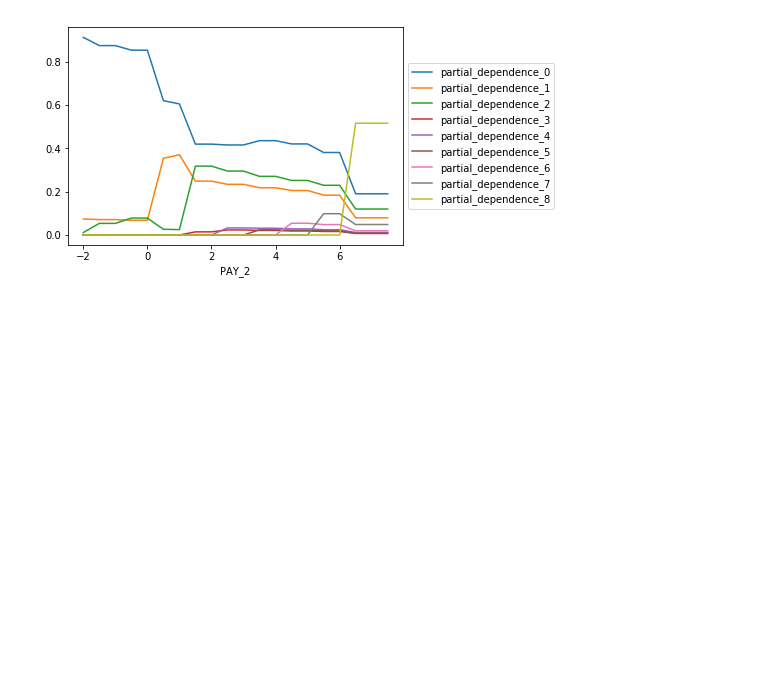
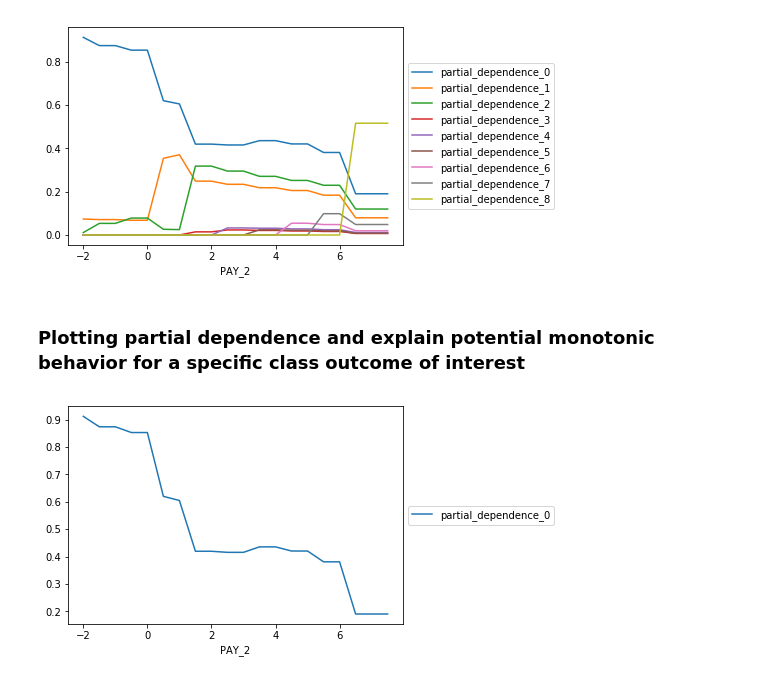
Before and after one commit to navdeep-G/interpretable-ml, a Jupyter notebook: notebooks/credit/xgb_credit_multinomial_classifier.ipynb, the cells around one changed output. Drawn from its saved outputs; the diff is of its cells as text; code cells hidden in the pictures; blank space fills up the shorter version.

Commit message:
Add PDP plot for specific classes of interest in multinomial case

```diff
--- a/notebooks/credit/xgb_credit_multinomial_classifier.ipynb
+++ b/notebooks/credit/xgb_credit_multinomial_classifier.ipynb
@@ -427,3 +427,23 @@ plt.legend(loc='center left', bbox_to_anchor=(1.0, 0.5))
 plt.show()
 # %% [output]
 [figure]
+# %% [markdown]
+### Plotting partial dependence and explain potential monotonic behavior for a specific class outcome of interest
+# %%
+#Class summary:
+#0:'no consumption', 'pay duly', 'use of revolving credit',
+#1:'1 month delay',
+#2:'2 month delay',
+#3:'3 month delay',
+#4:'4 month delay',
+#5:'5 month delay',
+#6:'6 month delay',
+#7:'7 month delay',
+#8:'8 month delay'
+class_outcome = 0
+fig, ax = plt.subplots()
+pdp_PAY_2.plot(x="PAY_2",y="partial_dependence_"+str(class_outcome), ax=ax)
+plt.legend(loc='center left', bbox_to_anchor=(1.0, 0.5))
+plt.show()
+# %% [output]
+[figure, added]
```
